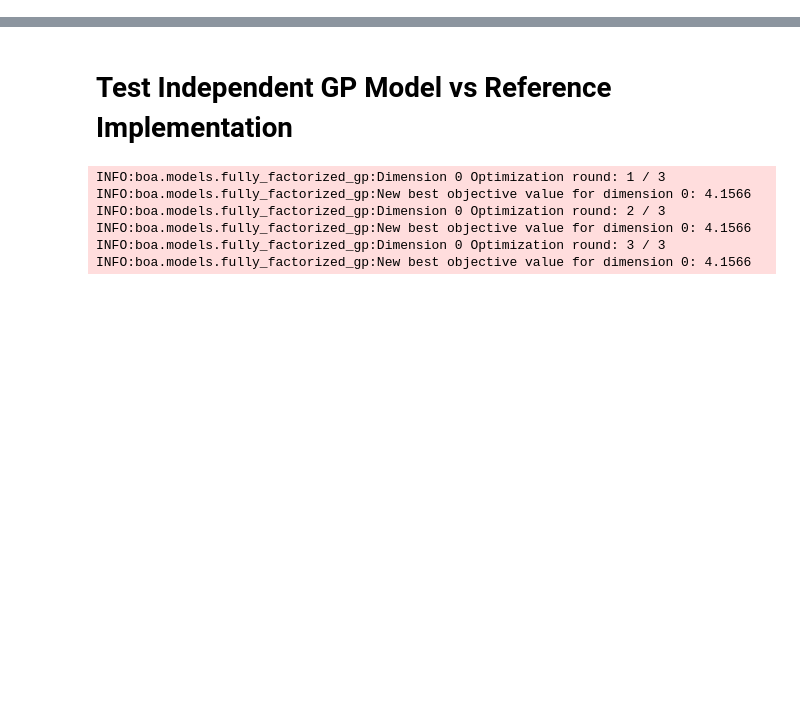
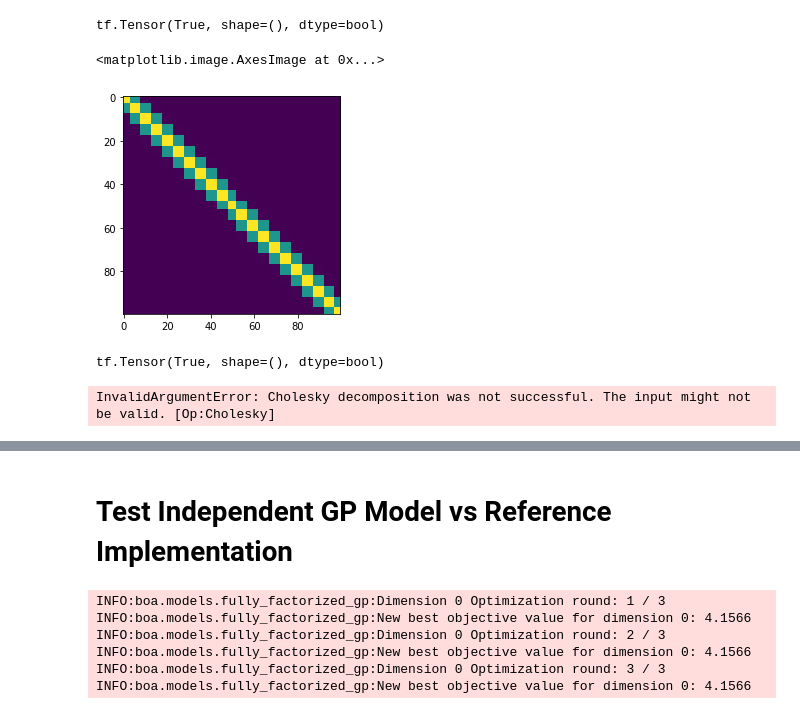
Before and after one commit to gncs/boa, a Jupyter notebook: notebooks/scratch.ipynb, the cells around one changed output, grey strips where cells are left out. Cells and saved outputs as stored; diff of their text form; code cells hidden in the pictures; blank space fills up the shorter version.

```diff
--- a/notebooks/scratch.ipynb
+++ b/notebooks/scratch.ipynb
@@ -59,0 +122,11 @@ tape.gradient(l, x)
+# %%
+plt.imshow(kern(xs).mat)
+# %% [output]
+tf.Tensor(True, shape=(), dtype=bool)
+<matplotlib.image.AxesImage at 0x...>
+[figure, added]
+# %%
+tf.linalg.cholesky(kern(xs).mat[:, :])
+# %% [output]
+tf.Tensor(True, shape=(), dtype=bool)
+InvalidArgumentError: Cholesky decomposition was not successful. The input might not be valid. [Op:Cholesky]
```
Also changed, not shown: parts of 9 cells of this notebook, 5 other files.
